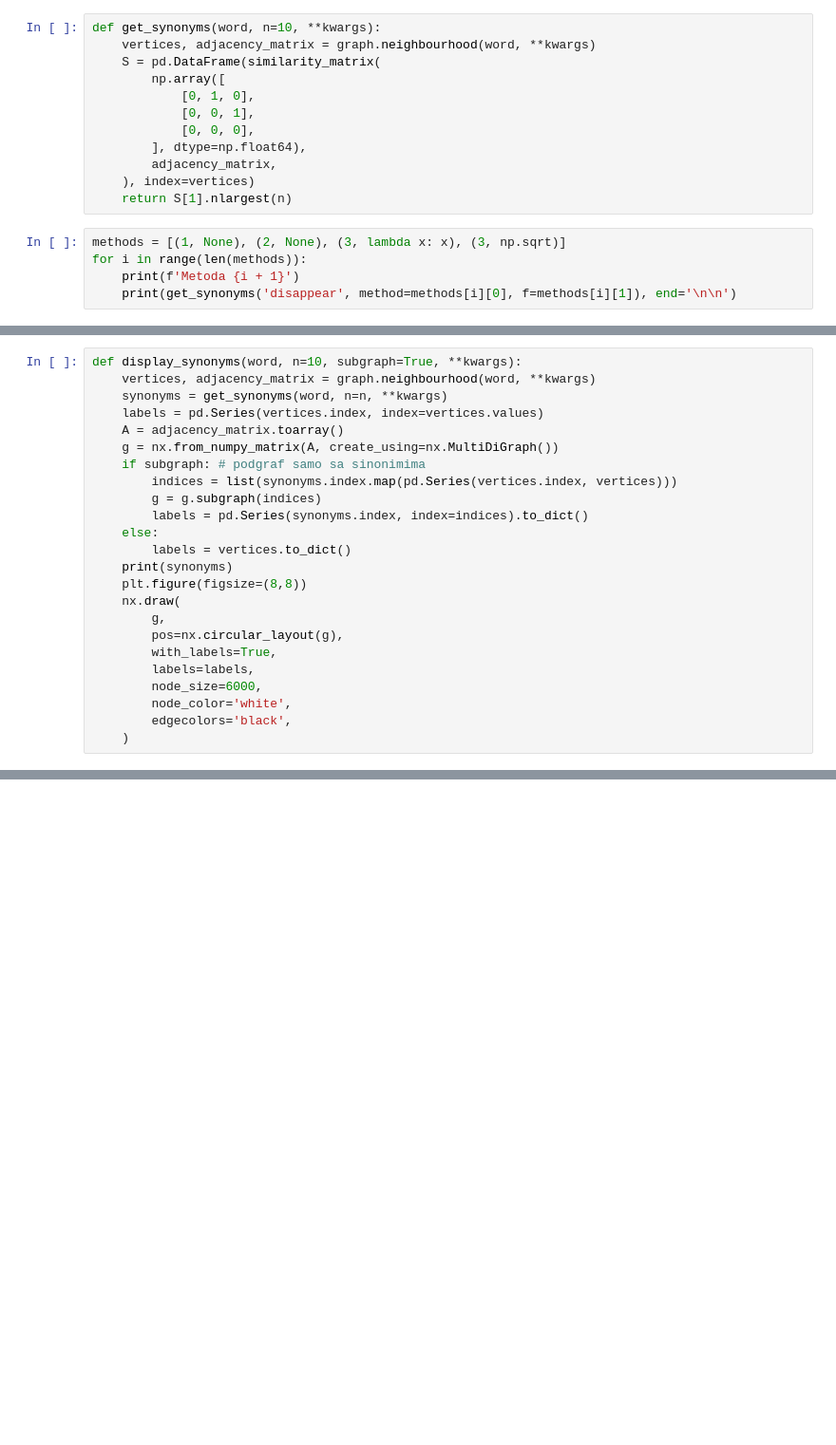
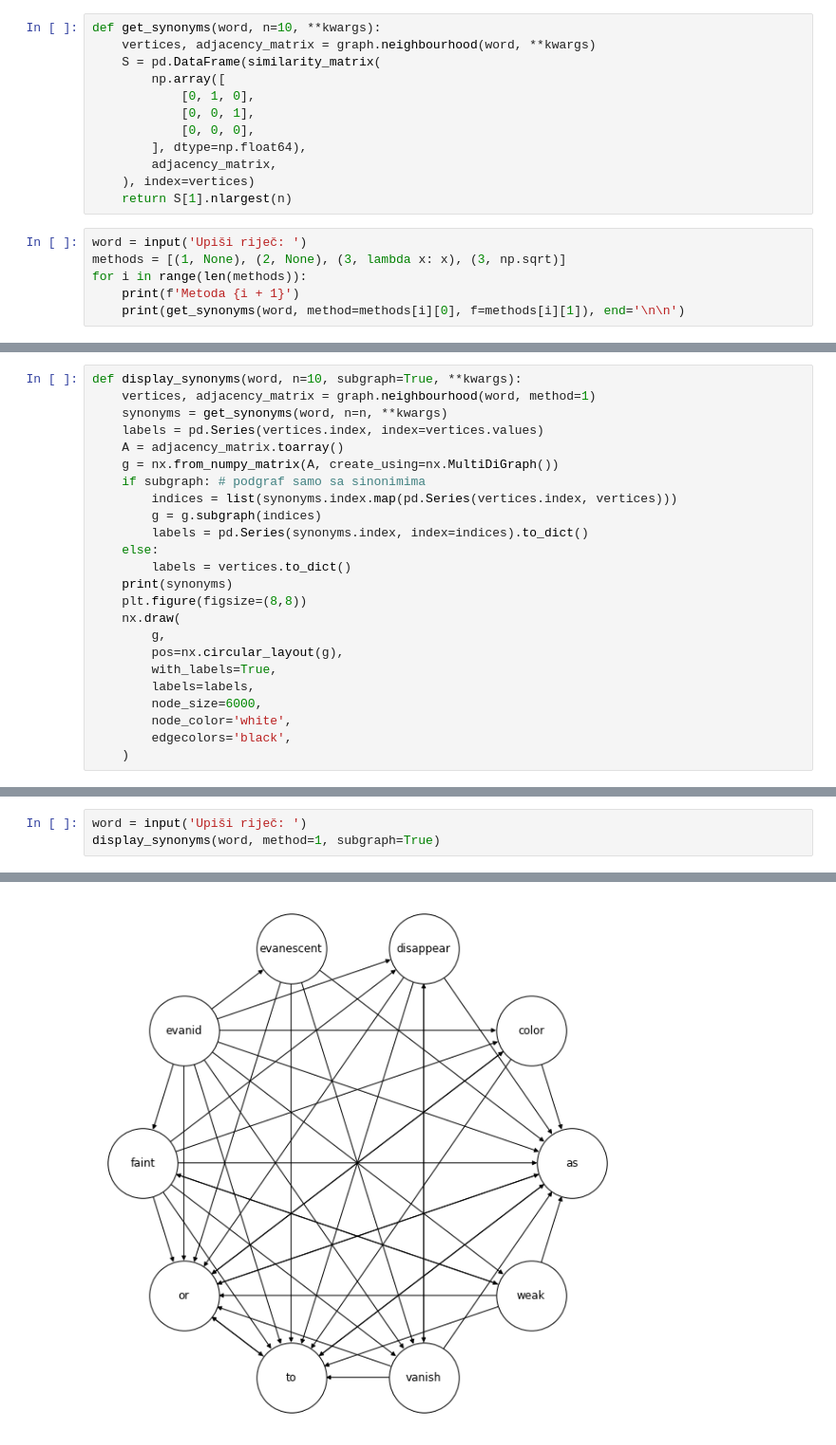
Before and after one commit to markojukic/uspp, a Jupyter notebook: OPTED.ipynb, the cells around one changed output, grey strips where cells are left out. Shown: that part at 95% size. Saved outputs shown, nothing was run; the diff lists cells and outputs as text; blank space fills up the shorter version.

Commit message:
dodao upis riječi

```diff
--- a/OPTED.ipynb
+++ b/OPTED.ipynb
@@ -57,8 +57,9 @@ def get_synonyms(word, n=10, **kwargs):
     ), index=vertices)
     return S[1].nlargest(n)
 # %%
+word = input('Upiši riječ: ')
 methods = [(1, None), (2, None), (3, lambda x: x), (3, np.sqrt)]
 for i in range(len(methods)):
     print(f'Metoda {i + 1}')
-    print(get_synonyms('disappear', method=methods[i][0], f=methods[i][1]), end='\n\n')
+    print(get_synonyms(word, method=methods[i][0], f=methods[i][1]), end='\n\n')
 # %% [output]
@@ -81,7 +82,7 @@ evanesce     0.050597
 Name: 1, dtype: float64
 # %%
 def display_synonyms(word, n=10, subgraph=True, **kwargs):
-    vertices, adjacency_matrix = graph.neighbourhood(word, **kwargs)
+    vertices, adjacency_matrix = graph.neighbourhood(word, method=1)
     synonyms = get_synonyms(word, n=n, **kwargs)
     labels = pd.Series(vertices.index, index=vertices.values)
     A = adjacency_matrix.toarray()
@@ -131,0 +107,4 @@ Name: 1, dtype: float64
+# %%
+word = input('Upiši riječ: ')
+display_synonyms(word, method=1, subgraph=True)
+# %% [output]
@@ -131,0 +124 @@ Name: 1, dtype: float64
+[figure, added]
```
Also changed, not shown: parts of 4 cells of this notebook.
